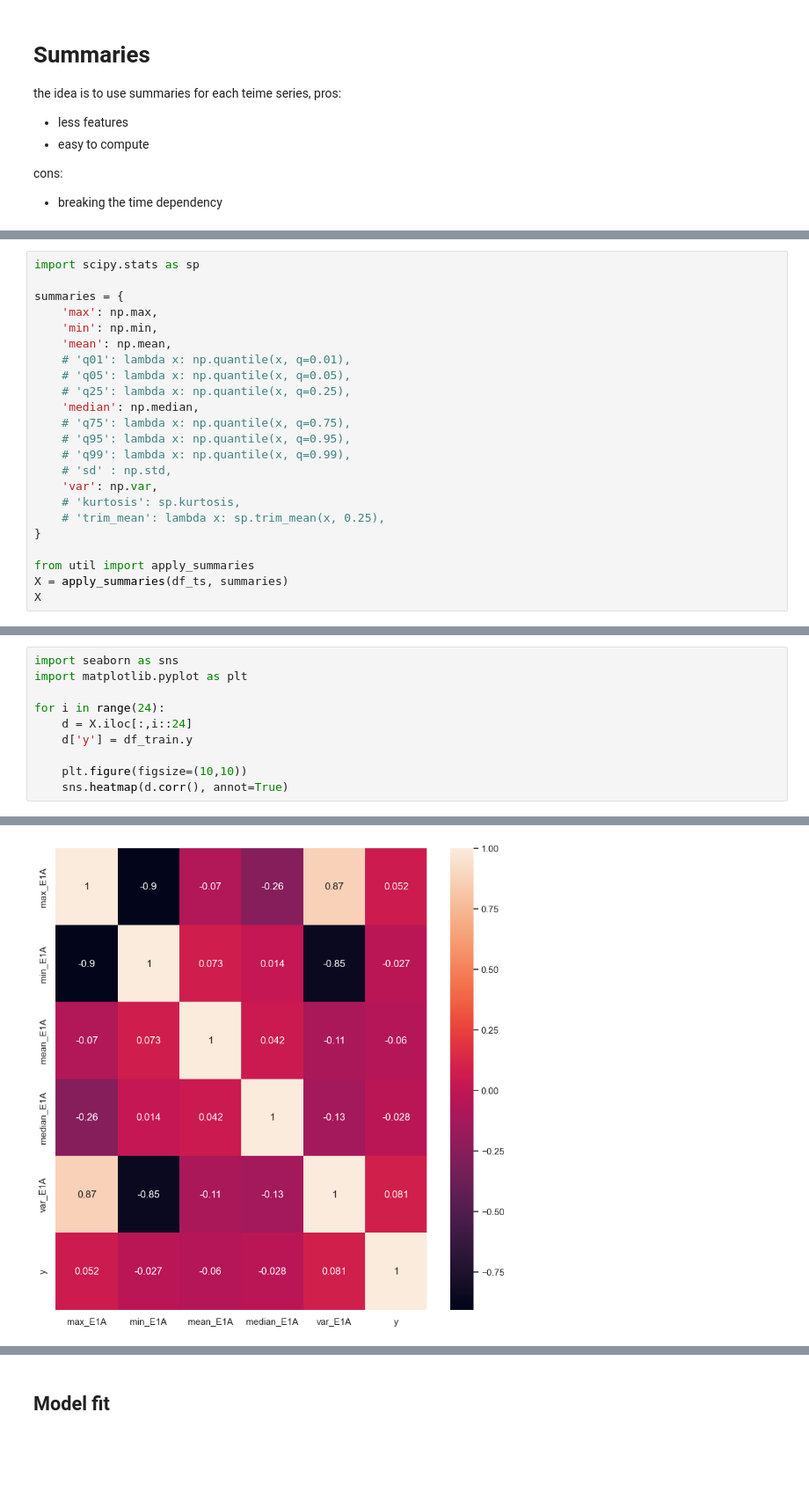
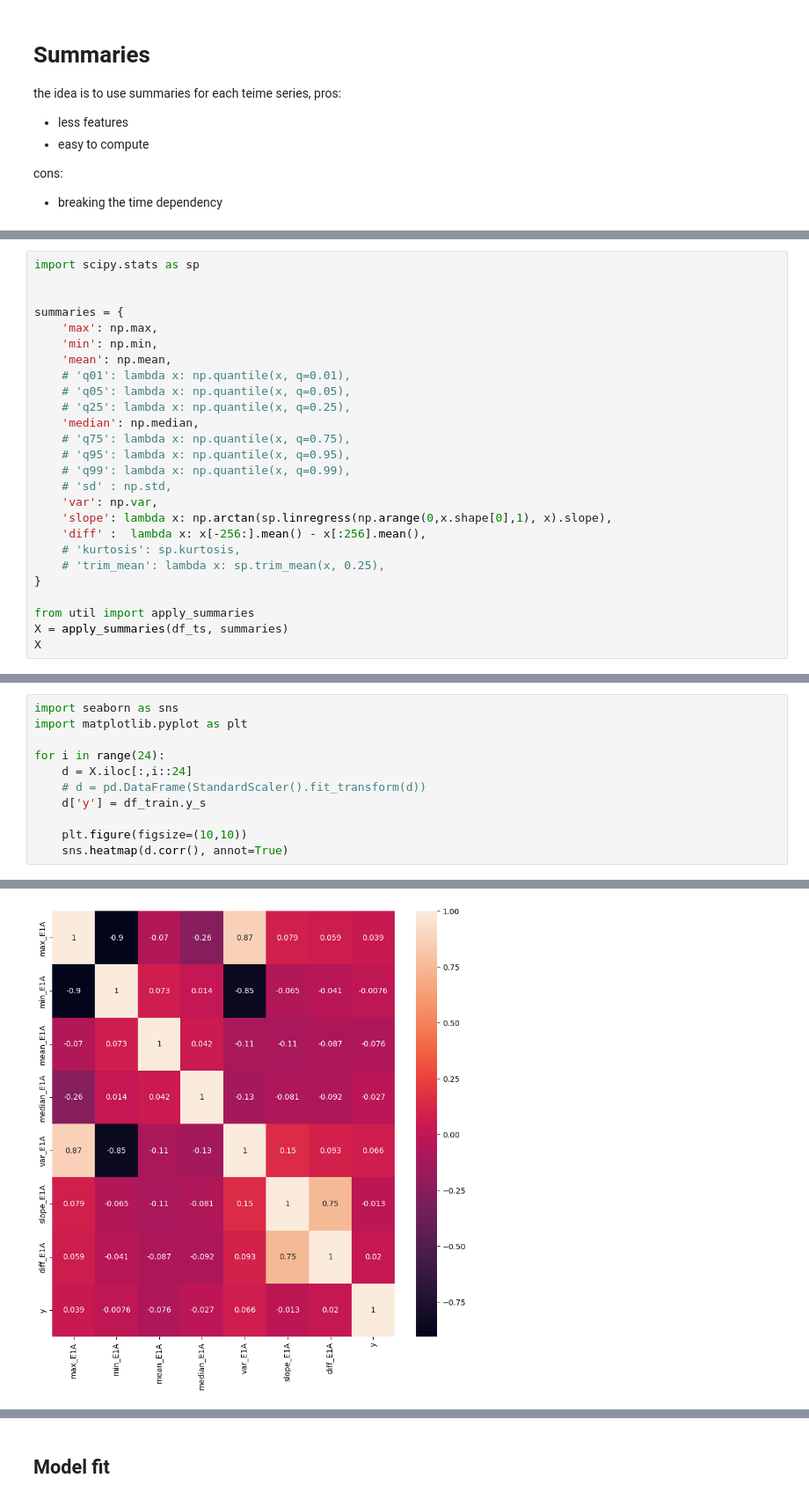
Before and after one commit to MattiaCastaldo/Hackaton_2023_G17, a Jupyter notebook: summaries.ipynb, the cells around one changed output, grey strips where cells are left out. Shown at 88% size. Cells and saved outputs as stored; diff of their text form; blank space fills up the shorter version.

```diff
--- a/summaries.ipynb
+++ b/summaries.ipynb
@@ -21,5 +104,6 @@ df_train['y_s'] = df_train.y > 1 # simplified y: label 0 for 1 and 1 for 2,3
 # %%
 import scipy.stats as sp
+
 
 summaries = {
     'max': np.max,
@@ -34,6 +118,8 @@ summaries = {
     # 'q99': lambda x: np.quantile(x, q=0.99),
     # 'sd' : np.std,
     'var': np.var,
+    'slope': lambda x: np.arctan(sp.linregress(np.arange(0,x.shape[0],1), x).slope),
+    'diff' :  lambda x: x[-256:].mean() - x[:256].mean(),
     # 'kurtosis': sp.kurtosis,
     # 'trim_mean': lambda x: sp.trim_mean(x, 0.25),
 }
@@ -68,7 +147,8 @@ import matplotlib.pyplot as plt
 
 for i in range(24):
     d = X.iloc[:,i::24]
-    d['y'] = df_train.y
+    # d = pd.DataFrame(StandardScaler().fit_transform(d))
+    d['y'] = df_train.y_s
 
     plt.figure(figsize=(10,10))
     sns.heatmap(d.corr(), annot=True)
@@ -93 +173 @@ See the caveats in the documentation: https://pandas.pydata.org/pandas-docs/stab
-[figure, old version]
+[figure, new version]
```
Also changed, not shown: parts of 22 cells of this notebook, 5 other files.
